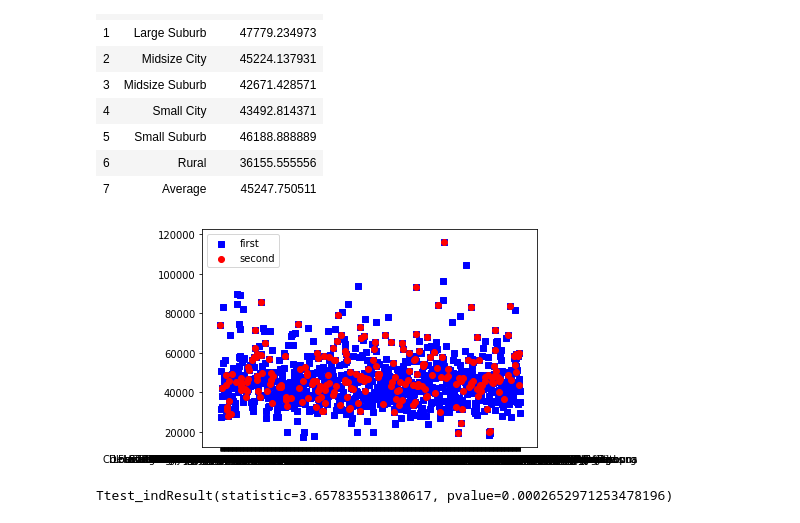
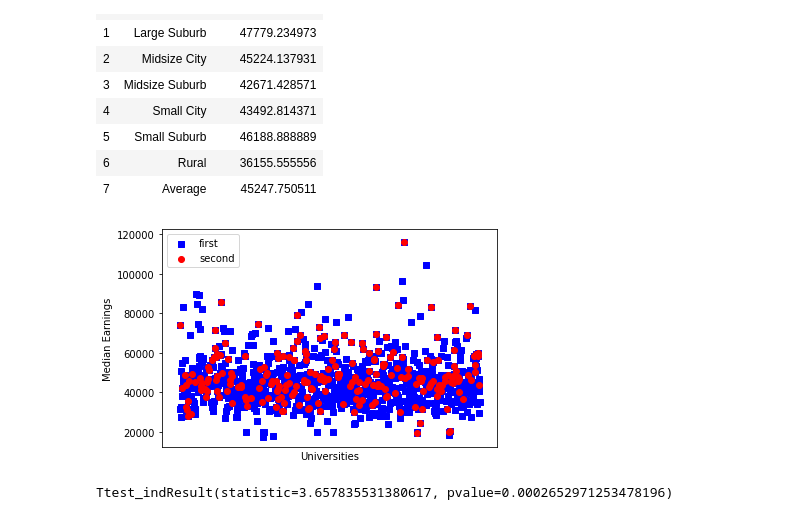
Before and after one commit to stewartmknight/Project_Uno, a Jupyter notebook: Locale Analysis.ipynb, the cells around one changed output. Cells and saved outputs as stored; diff of their text form; code cells hidden in the pictures.

Commit message:
Cleaned up Plot Chart

```diff
--- a/Locale Analysis.ipynb
+++ b/Locale Analysis.ipynb
@@ -76,15 +76,18 @@ localedata_df
 # %%
 #Scatter Plot of Median Earnings in Most Populous Locale vs Average Locale
 fig = plt.figure()
 ax1 = fig.add_subplot(111)
 
 ax1.scatter(locale_df['School Name'], locale_df['10 Year Median Earnings'], c='b', marker="s", label='first')
 ax1.scatter(large_city_locale_df['School Name'], large_city_locale_df['10 Year Median Earnings'], c='r', marker="o", label='second')
+plt.xticks([], [])
+plt.ylabel("Median Earnings")
+plt.xlabel("Universities")
 plt.legend(loc='upper left');
 plt.savefig("Stewart1.png")
 plt.show()
 # %% [output]
-[figure, old version]
+[figure, new version]
 # %%
 stats.ttest_ind(large_city_locale_df['10 Year Median Earnings'], locale_df['10 Year Median Earnings'], axis=0)
 # %% [output]
```
Also changed, not shown: parts of 2 cells of this notebook, 2 other files.
